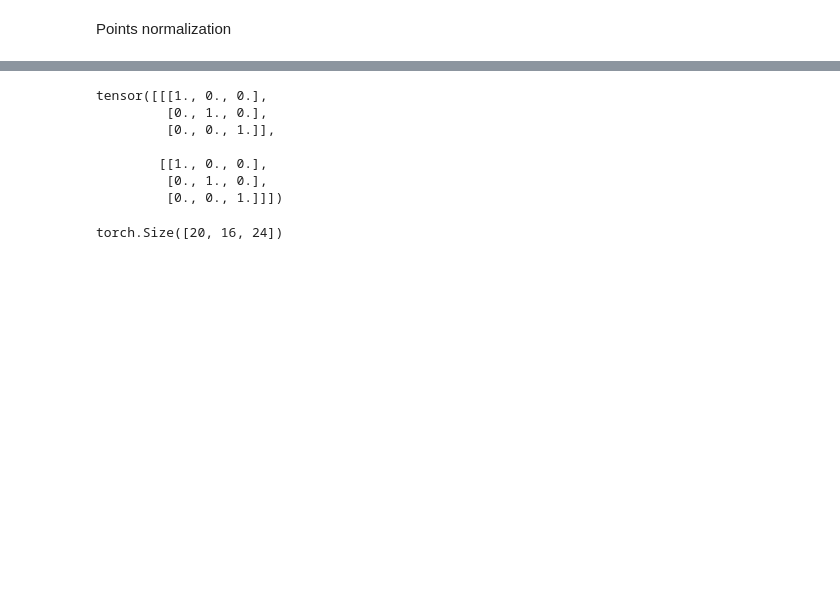
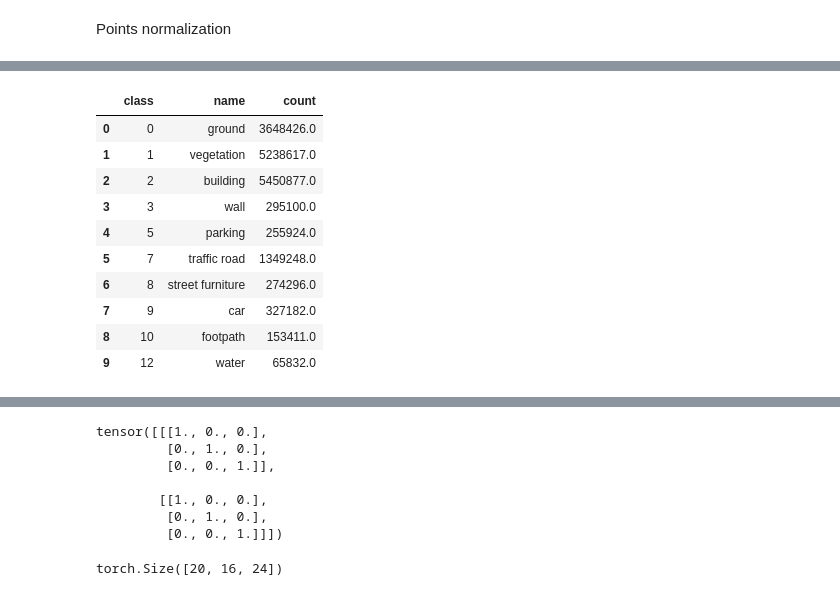
Before and after one commit to farqlia/UrbanViewsModeling, a Jupyter notebook: notebooks/Point Cloud Segmentation.ipynb, the cells around one changed output, grey strips where cells are left out. Saved outputs shown, nothing was run; the diff lists cells and outputs as text; code cells hidden in the pictures; blank space fills up the shorter version.

```diff
--- a/notebooks/Point Cloud Segmentation.ipynb
+++ b/notebooks/Point Cloud Segmentation.ipynb
@@ -119,0 +152,15 @@ counts
+# %%
+re_classed_counts = counts[counts['count'] > 0].reset_index()
+re_classed_counts
+# %% [output]
+|  | class | name | count |
+| 0 | 0 | ground | 3648426.0 |
+| 1 | 1 | vegetation | 5238617.0 |
+| 2 | 2 | building | 5450877.0 |
+| 3 | 3 | wall | 295100.0 |
+| 4 | 5 | parking | 255924.0 |
+| 5 | 7 | traffic road | 1349248.0 |
+| 6 | 8 | street furniture | 274296.0 |
+| 7 | 9 | car | 327182.0 |
+| 8 | 10 | footpath | 153411.0 |
+| 9 | 12 | water | 65832.0 |
```
Also changed, not shown: parts of 25 cells of this notebook, 2 other files.
